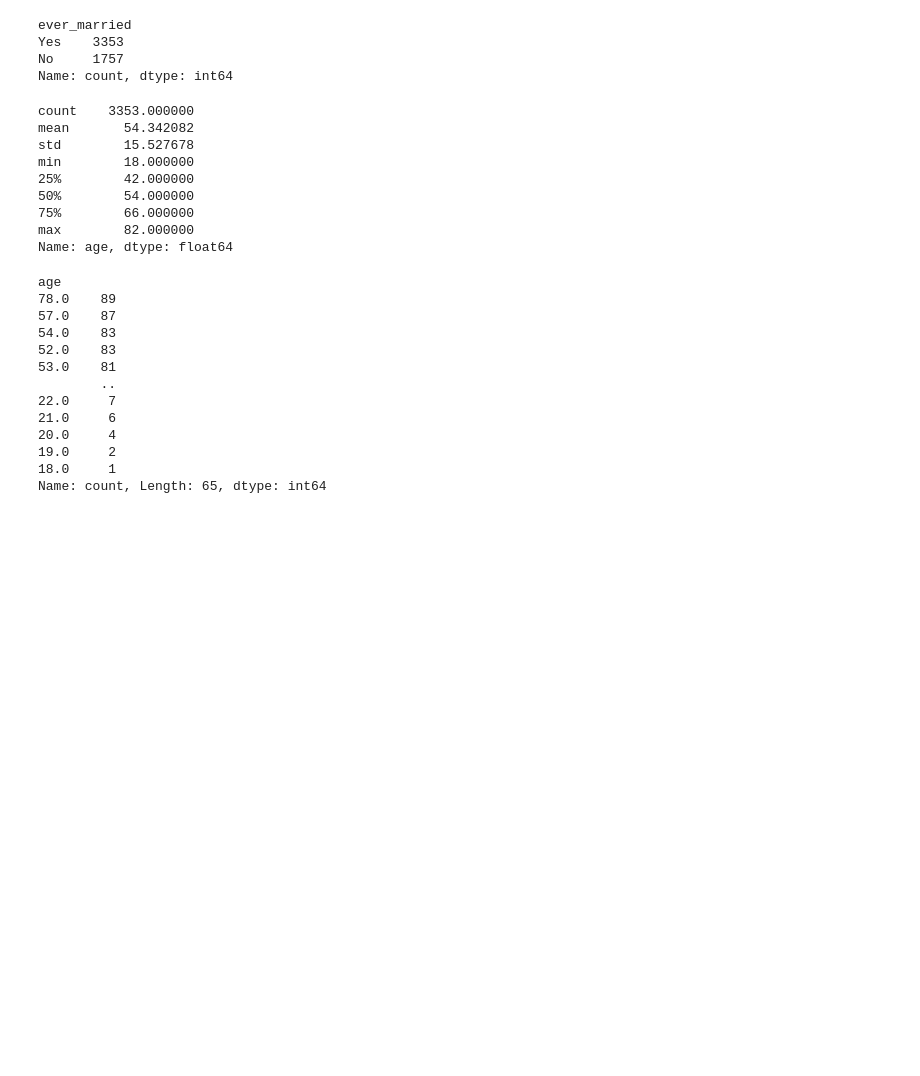
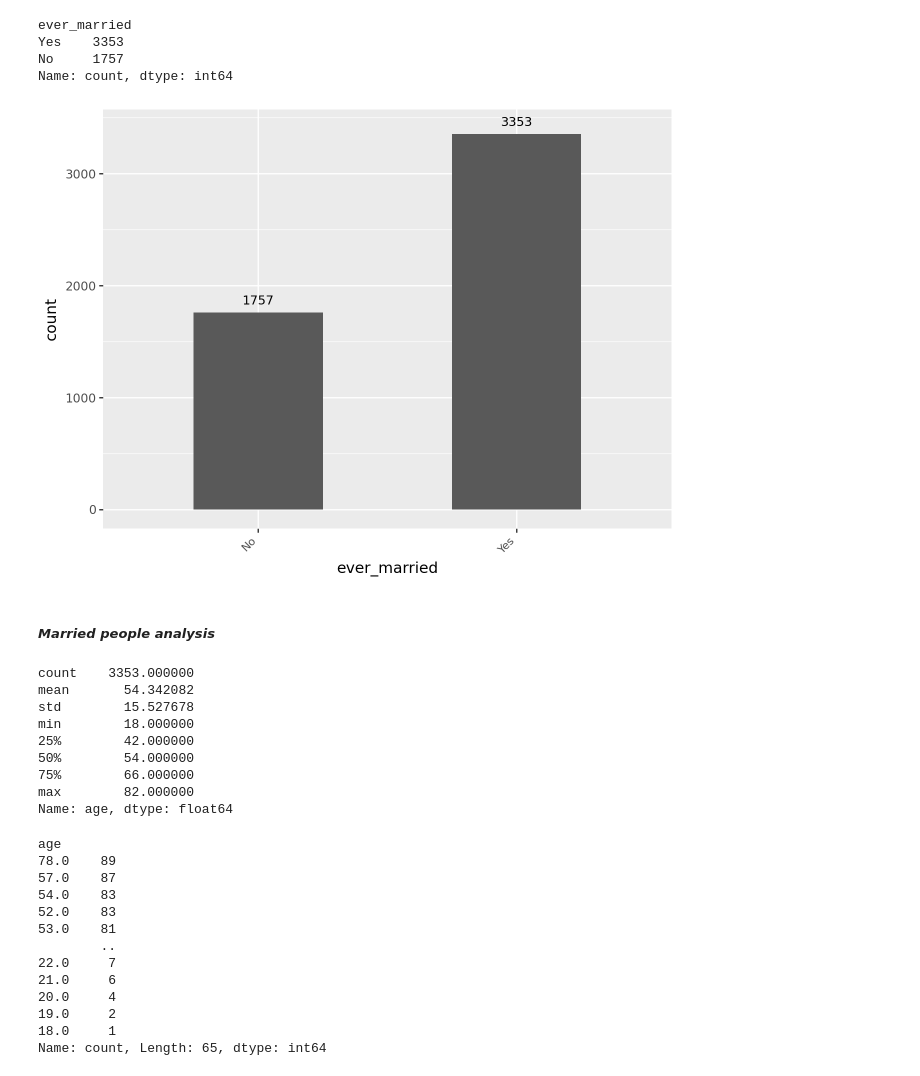
Before and after one commit to idowein/data-science-course-HIT, a Jupyter notebook: HW2/EDA_stroke_dataset.ipynb, the cells around one changed output. Saved outputs shown, nothing was run; the diff lists cells and outputs as text; code cells hidden in the pictures; blank space fills up the shorter version.

Commit message:
finish coding data cleaning and preprocessing + univariate analysis - before conclusion

```diff
--- a/HW2/EDA_stroke_dataset.ipynb
+++ b/HW2/EDA_stroke_dataset.ipynb
@@ -340,6 +396,23 @@ ever_married
 Yes    3353
 No     1757
 Name: count, dtype: int64
+# %%
+(
+    pln.ggplot(df, pln.aes(x="ever_married"))
+    + pln.geom_bar(width=0.5)
+    + pln.geom_text(
+        pln.aes(label="stat(count)"),
+        stat="count",
+        va="bottom",
+        nudge_y=50,
+        size=9,
+    )
+    + pln.theme(axis_text_x=pln.element_text(size=8, angle=45, hjust=1))
+)
+# %% [output]
+[figure, added]
+# %% [markdown]
+##### *Married people analysis*
 # %%
 married_df = df[df["ever_married"] == "Yes"].copy()
 married_df["age"].describe()
```
Also changed, not shown: parts of 40 cells of this notebook.
